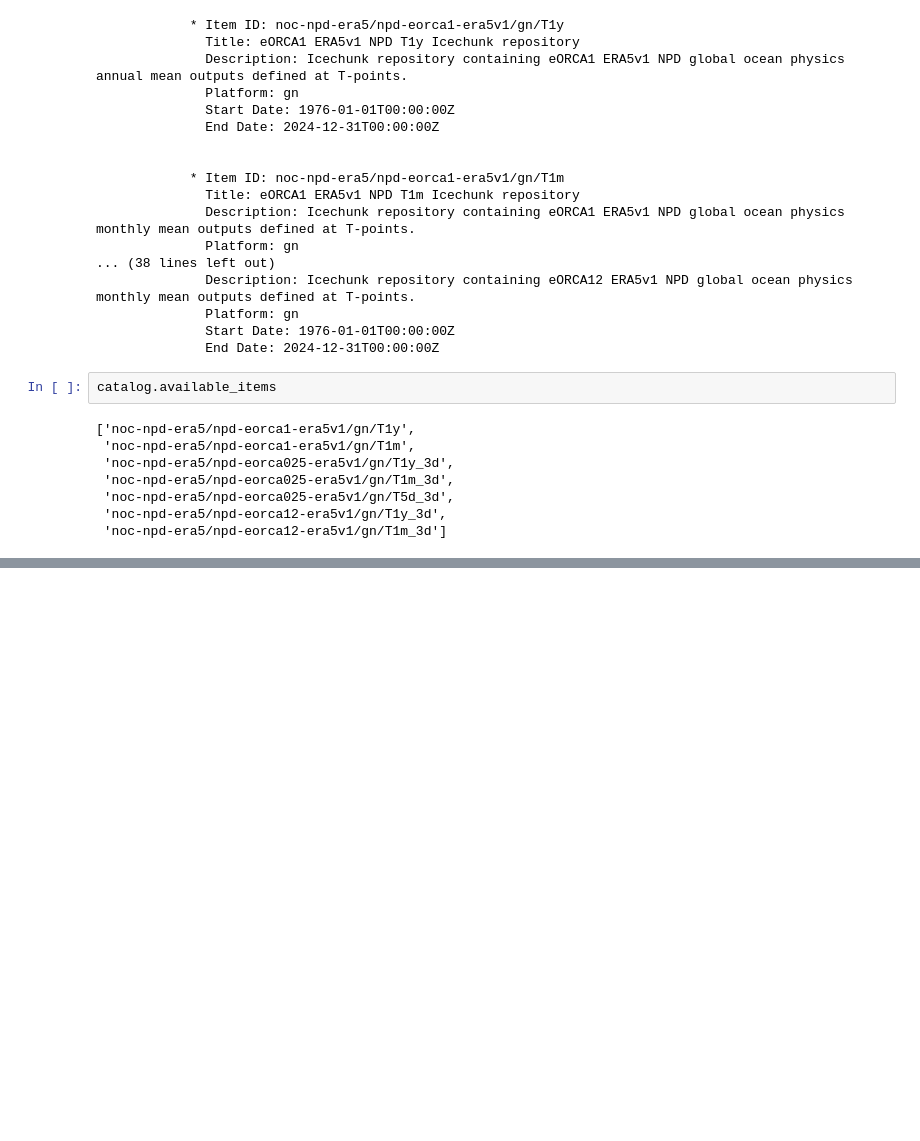
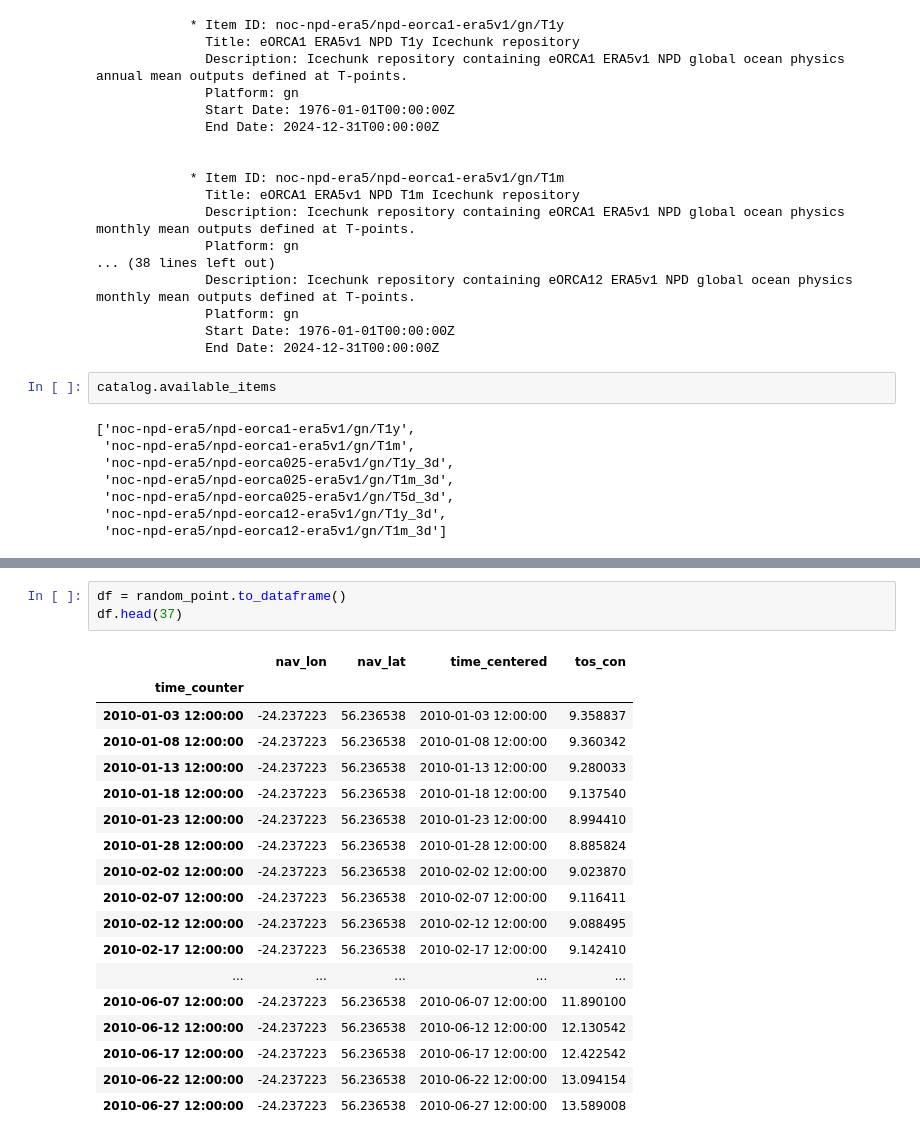
Before and after one commit to Tom-A-H/All-Code-, a Jupyter notebook: Exploring the data.ipynb, the cells around one changed output, grey strips where cells are left out. Drawn from its saved outputs; the diff is of its cells as text; blank space fills up the shorter version.

```diff
--- a/Exploring the data.ipynb
+++ b/Exploring the data.ipynb
@@ -124,0 +132,22 @@ Attributes: (0)
+# %%
+df = random_point.to_dataframe()
+df.head(37)
+# %% [output]
+|  | nav_lon | nav_lat | time_centered | tos_con |
+| time_counter |  |  |  |  |
+| 2010-01-03 12:00:00 | -24.237223 | 56.236538 | 2010-01-03 12:00:00 | 9.358837 |
+| 2010-01-08 12:00:00 | -24.237223 | 56.236538 | 2010-01-08 12:00:00 | 9.360342 |
+| 2010-01-13 12:00:00 | -24.237223 | 56.236538 | 2010-01-13 12:00:00 | 9.280033 |
+| 2010-01-18 12:00:00 | -24.237223 | 56.236538 | 2010-01-18 12:00:00 | 9.137540 |
+| 2010-01-23 12:00:00 | -24.237223 | 56.236538 | 2010-01-23 12:00:00 | 8.994410 |
+| 2010-01-28 12:00:00 | -24.237223 | 56.236538 | 2010-01-28 12:00:00 | 8.885824 |
+| 2010-02-02 12:00:00 | -24.237223 | 56.236538 | 2010-02-02 12:00:00 | 9.023870 |
+| 2010-02-07 12:00:00 | -24.237223 | 56.236538 | 2010-02-07 12:00:00 | 9.116411 |
+| 2010-02-12 12:00:00 | -24.237223 | 56.236538 | 2010-02-12 12:00:00 | 9.088495 |
+| 2010-02-17 12:00:00 | -24.237223 | 56.236538 | 2010-02-17 12:00:00 | 9.142410 |
+| ... | ... | ... | ... | ... |
+| 2010-06-07 12:00:00 | -24.237223 | 56.236538 | 2010-06-07 12:00:00 | 11.890100 |
+| 2010-06-12 12:00:00 | -24.237223 | 56.236538 | 2010-06-12 12:00:00 | 12.130542 |
+| 2010-06-17 12:00:00 | -24.237223 | 56.236538 | 2010-06-17 12:00:00 | 12.422542 |
+| 2010-06-22 12:00:00 | -24.237223 | 56.236538 | 2010-06-22 12:00:00 | 13.094154 |
+| 2010-06-27 12:00:00 | -24.237223 | 56.236538 | 2010-06-27 12:00:00 | 13.589008 |
```
Also changed, not shown: parts of 4 cells of this notebook.
